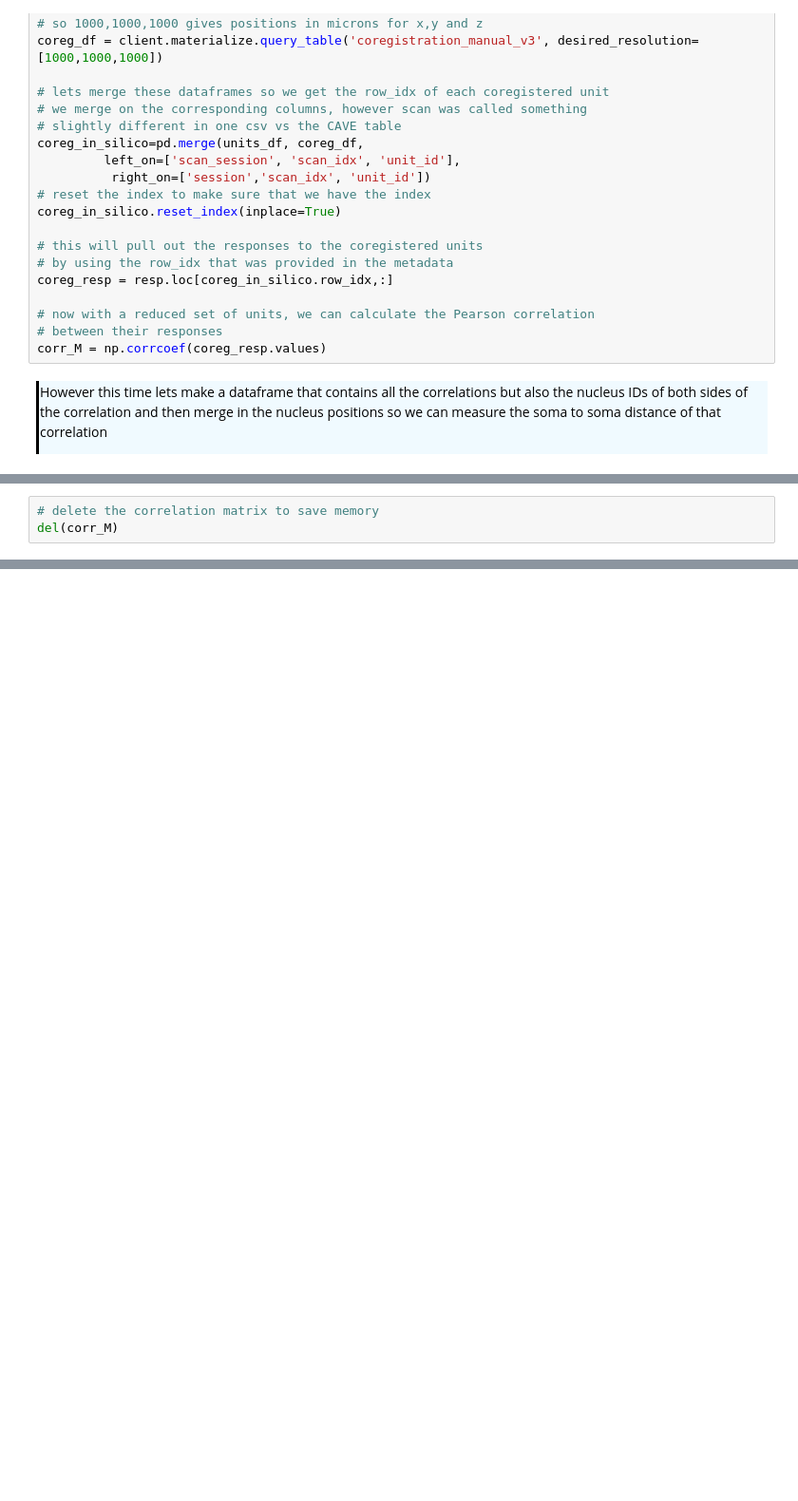
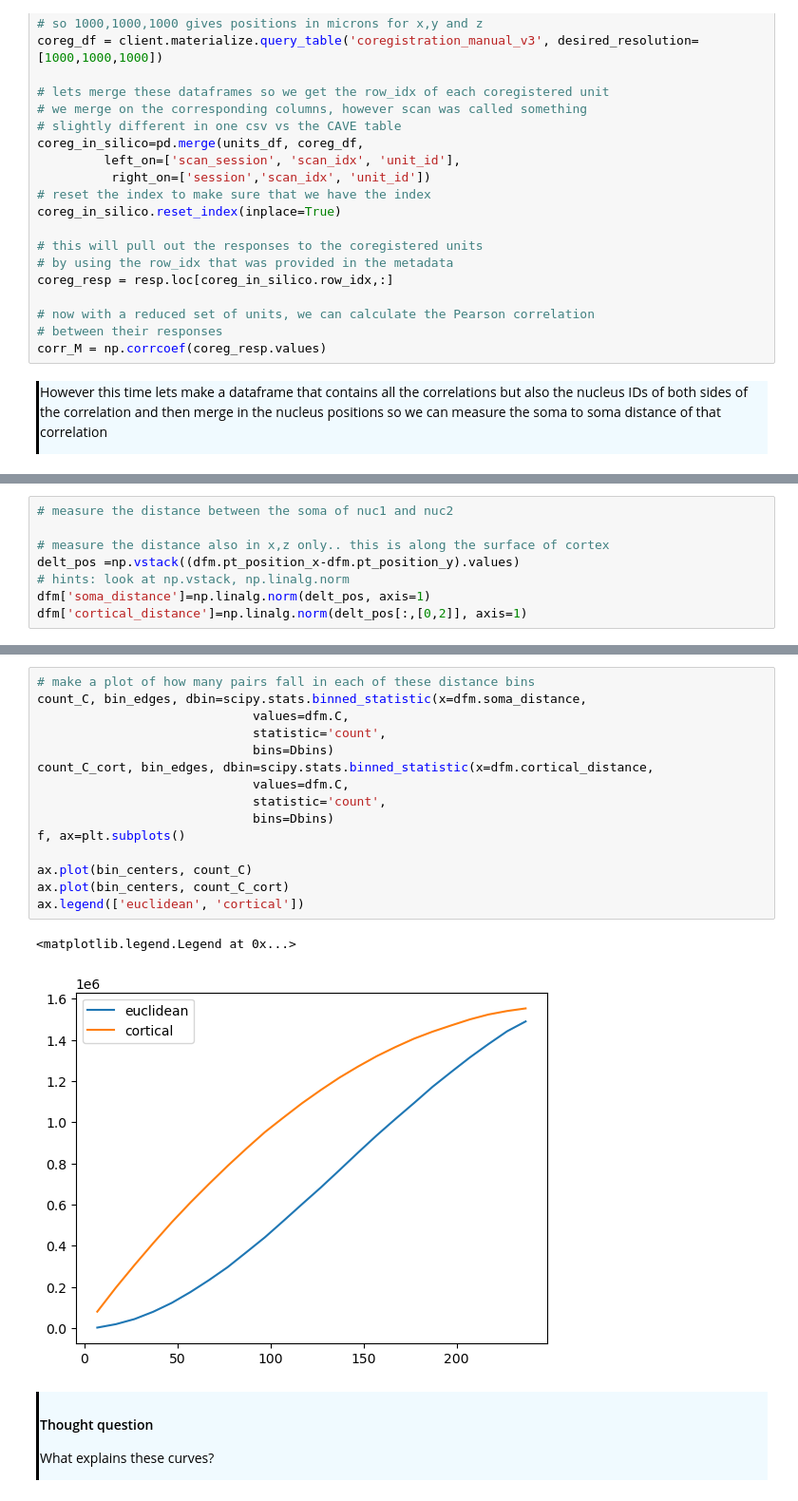
Before and after one commit to AllenInstitute/SWDB_CellTypeFunction, a Jupyter notebook: code/exercises/solutions/Space.ipynb, the cells around one changed output, grey strips where cells are left out. Shown at 95% size. Cells and saved outputs as stored; diff of their text form; blank space fills up the shorter version.

```diff
--- a/code/exercises/solutions/Space.ipynb
+++ b/code/exercises/solutions/Space.ipynb
@@ -143,3 +143,8 @@ Cdf = pd.DataFrame(data=[Cseries, Nuc1Series])
 # %%
-# delete the correlation matrix to save memory
-del(corr_M)
+# measure the distance between the soma of nuc1 and nuc2
+
+# measure the distance also in x,z only.. this is along the surface of cortex
+delt_pos =np.vstack((dfm.pt_position_x-dfm.pt_position_y).values)
+# hints: look at np.vstack, np.linalg.norm
+dfm['soma_distance']=np.linalg.norm(delt_pos, axis=1)
+dfm['cortical_distance']=np.linalg.norm(delt_pos[:,[0,2]], axis=1)
@@ -156,0 +211,24 @@ len(nuc2)
+# %%
+# make a plot of how many pairs fall in each of these distance bins
+count_C, bin_edges, dbin=scipy.stats.binned_statistic(x=dfm.soma_distance,
+                             values=dfm.C,
+                             statistic='count',
+                             bins=Dbins)
+count_C_cort, bin_edges, dbin=scipy.stats.binned_statistic(x=dfm.cortical_distance,
+                             values=dfm.C,
+                             statistic='count',
+                             bins=Dbins)
+f, ax=plt.subplots()
+
+ax.plot(bin_centers, count_C)
+ax.plot(bin_centers, count_C_cort)
+ax.legend(['euclidean', 'cortical'])
+# %% [output]
+<matplotlib.legend.Legend at 0x...>
+[figure, added]
+# %% [markdown]
+<div style="border-left: 3px solid #000; padding: 1px; padding-left: 10px; background: #F0FAFF; ">
+
+#### Thought question
+
+What explains these curves?
```
Also changed, not shown: parts of 25 cells of this notebook, 5 other files.
